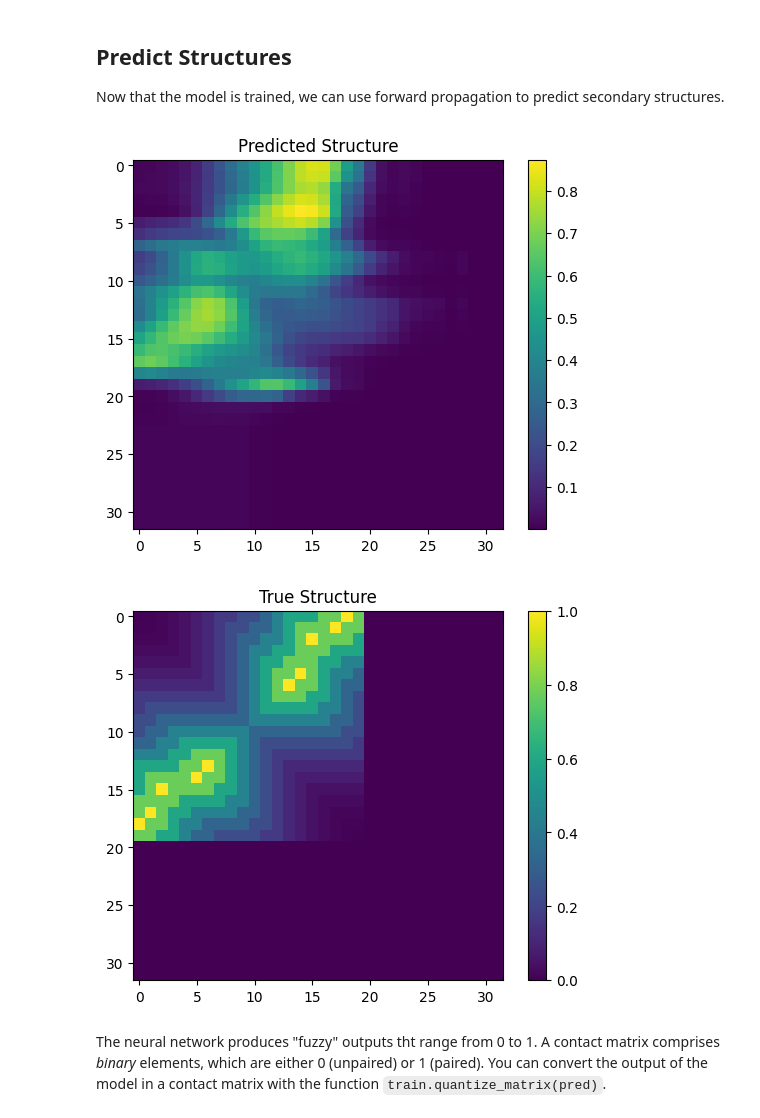
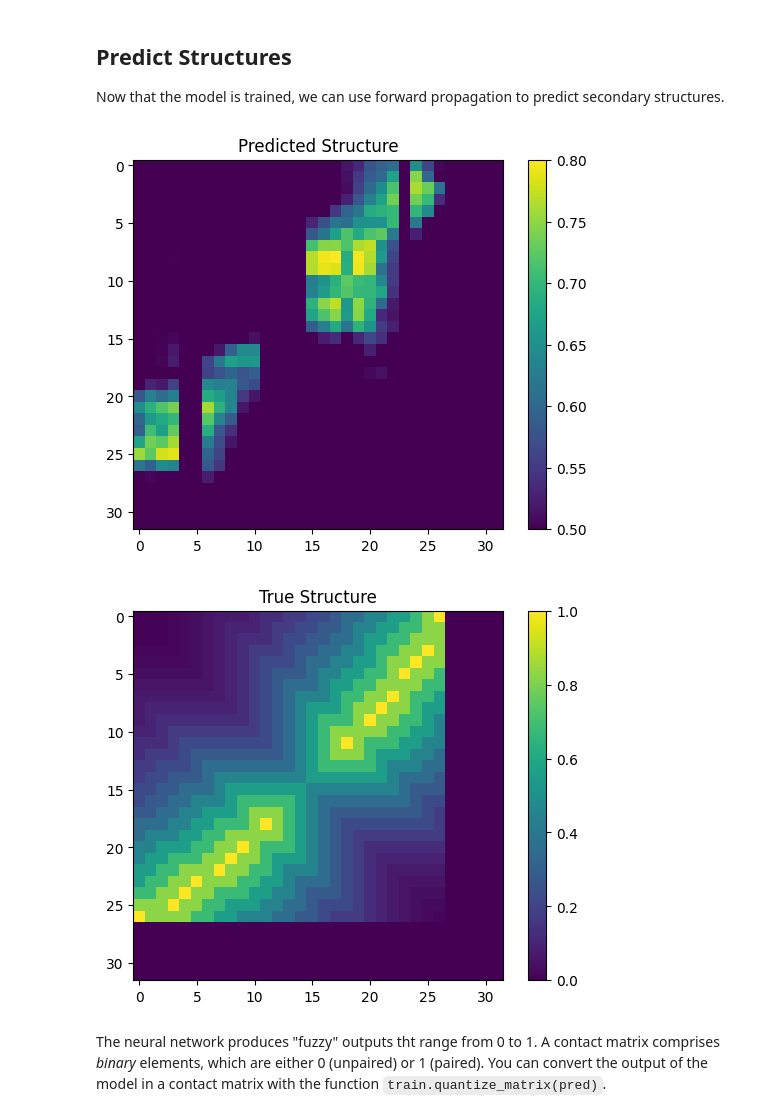
Before and after one commit to Vincent-Therrien/diurnal, a Jupyter notebook: demo/synthetic_pipeline.ipynb, the cells around one changed output. Saved outputs shown, nothing was run; the diff lists cells and outputs as text; code cells hidden in the pictures.

```diff
--- a/demo/synthetic_pipeline.ipynb
+++ b/demo/synthetic_pipeline.ipynb
@@ -272,7 +272,7 @@ class UNet2D(nn.Module):
             n = int(n / 2)
             self.downsizers.append(downsizer(n))
             self.upsizers.append(upsizer(
-                scale_factor=2, mode='bilinear', align_corners=True
+                scale_factor=2, mode='bilinear'
             ))
         self.bottom = nn.Linear(n, n)
         self.down_full_layers = nn.Sequential(*self.down_full_layers)
@@ -297,7 +297,7 @@ class UNet2D(nn.Module):
         for i in range(self.depth - 1, -1, -1):
             x = self.upsizers[i](x)
             x = self.up_full_layers[i](x)
-            x += reserve[i]
+            x *= reserve[i]
             x = self.activation(x)
         x = self.output(x)
         x = squeeze(x)
@@ -305,14 +305,14 @@ class UNet2D(nn.Module):
 
 N_MAX_EPOCHS = 500
 model = diurnal.models.deep.NN(
-    model=UNet2D(SIZE, 2),
+    model=UNet2D(SIZE, 3),
     n_epochs=N_MAX_EPOCHS,
     optimizer=optim.Adam,
     loss_fn=nn.MSELoss,
     optimizer_args={"eps": 1e-4},
     loss_fn_args=None,
     use_half=True,
-    patience=5,
+    patience=10,
     verbosity=2,
 )
 model.train(train_set, validation_set)
@@ -373,14 +356,14 @@ model.train(train_set, validation_set)
 Now that the model is trained, we can use forward propagation to predict
 secondary structures.
 # %%
-index = 1
+index = 3
 prediction = model.predict((test_x[index], ))
 true_structure = test_y[index]
 visualize.heatmap(prediction, "Predicted Structure")
 visualize.heatmap(true_structure, "True Structure")
 # %% [output]
-[figure, old version]
+[figure, new version]
-[figure, old version]
+[figure, new version]
 # %% [markdown]
 The neural network produces "fuzzy" outputs tht range from 0 to 1. A contact
 matrix comprises *binary* elements, which are either 0 (unpaired) or 1 (paired).
```
Also changed, not shown: parts of 6 cells of this notebook, 2 other files.
